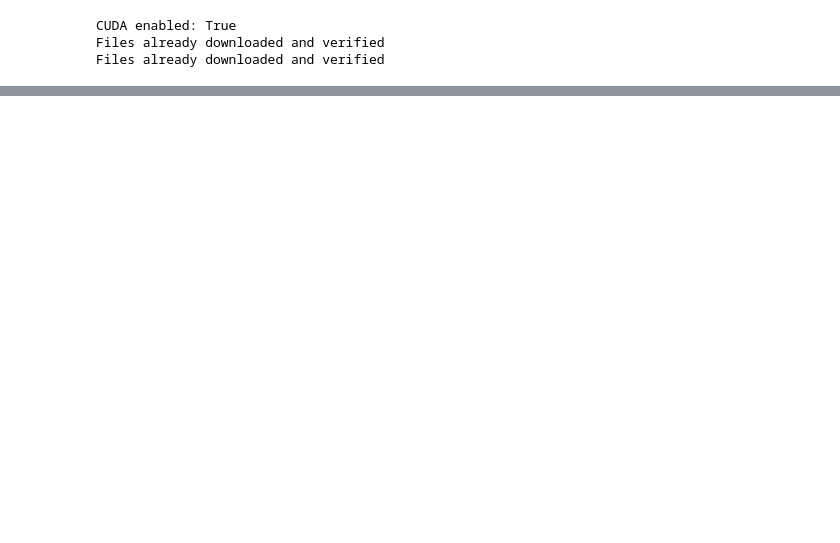
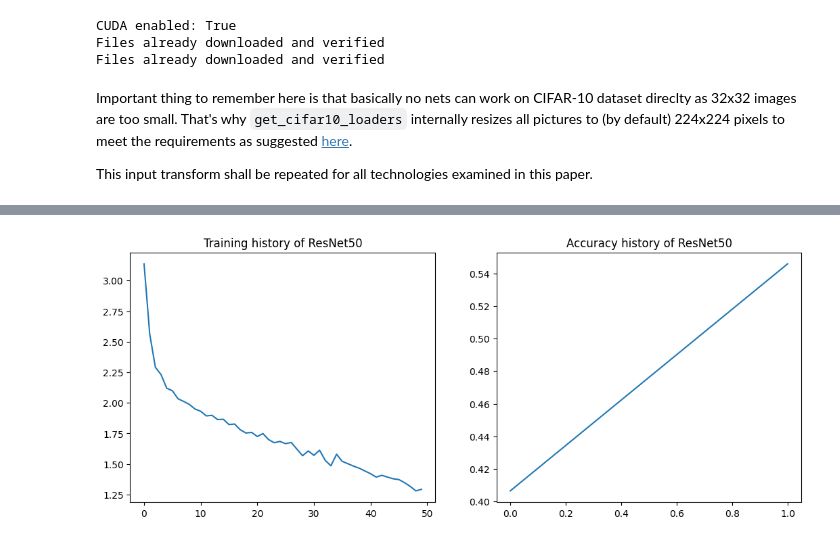
Before and after one commit to mihawb/dnn-lang-comparison, a Jupyter notebook: python/torch_predefined_models_test.ipynb, the cells around one changed output, grey strips where cells are left out. Cells and saved outputs as stored; diff of their text form; code cells hidden in the pictures; blank space fills up the shorter version.

Commit message:
running test of pytorch predefined models

```diff
--- a/python/torch_predefined_models_test.ipynb
+++ b/python/torch_predefined_models_test.ipynb
@@ -19,12 +9,13 @@ from torch_funcs import fit, test, get_cifar10_loaders
 # %%
 # config
-batch_size = 16
-test_batch_size = 32
+batch_size = 4
+test_batch_size = 8
 epochs = 2
 lr = 1e-3
 momentum = 0.9
 loss_func = F.cross_entropy
 num_classes = 10
+log_interval = 500
 
 use_cuda = torch.cuda.is_available()
 device = torch.device("cuda"
@@ -34,12 +25,17 @@ device = torch.device("cuda"
 print(f'CUDA enabled: {use_cuda}')
 
 train_dl, test_dl = get_cifar10_loaders(batch_size, test_batch_size)
-
-# for m in model.modules(): print(m)
 # %% [output]
 CUDA enabled: True
 Files already downloaded and verified
 Files already downloaded and verified
+# %% [markdown]
+Important thing to remember here is that basically no nets can work on CIFAR-10 dataset direclty as 32x32 images are too
+small. That's why `get_cifar10_loaders` internally resizes all pictures to (by default) 224x224 pixels to meet the
+requirements as suggested
+[here](https://discuss.pytorch.org/t/given-input-size-256x1x1-calculated-output-size-256x0x0/40941).
+
+This input transform shall be repeated for all technologies examined in this paper.
 # %%
 model = resnet50()
 model.fc = nn.Linear(in_features=2048, out_features=num_classes, bias=True)
@@ -50,9 +46,9 @@ opt = optim.SGD(model.parameters(), lr=lr, momentum=momentum)
 train_history = []
 acc_history = []
 
-print('ResNet50')
+print('ResNet50 - 2015')
 for epoch in range(1, epochs + 1):
-	train_history.extend( fit(model, device, train_dl, loss_func, epoch, optimizer=opt, silent=False) )
+	train_history.extend( fit(model, device, train_dl, loss_func, epoch, optimizer=opt, log_interval=log_interval, silent=False) )
 	acc_history.append( test(model, device, test_dl, loss_func, silent=True) )
 
 fig, (ax1, ax2) = plt.subplots(1, 2)
@@ -65,3 +61,4 @@ ax2.plot(acc_history)
 ax2.set_title('Accuracy history of ResNet50')
 
 del model, opt, train_history, acc_history # explicit deletion as GC doesn't seem to free VRAM
+# %% [output]
@@ -67,0 +82 @@ del model, opt, train_history, acc_history # explicit deletion as GC doesn't see
+[figure, added]
```
Also changed, not shown: parts of 13 cells of this notebook, 1 other file.
